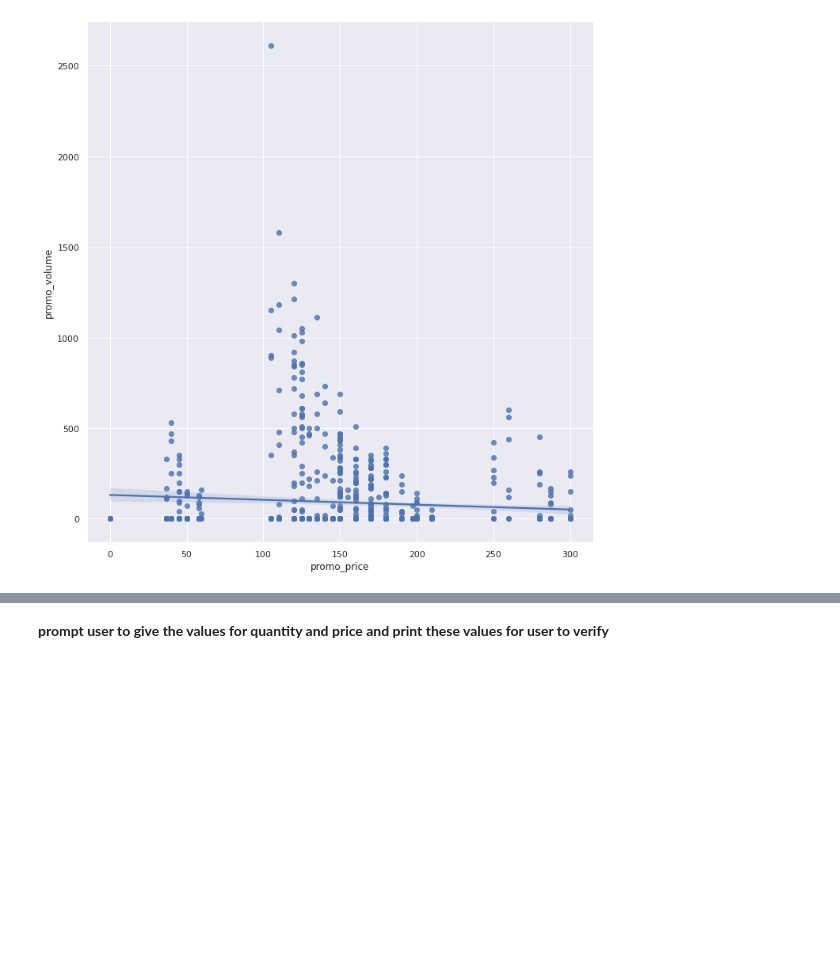
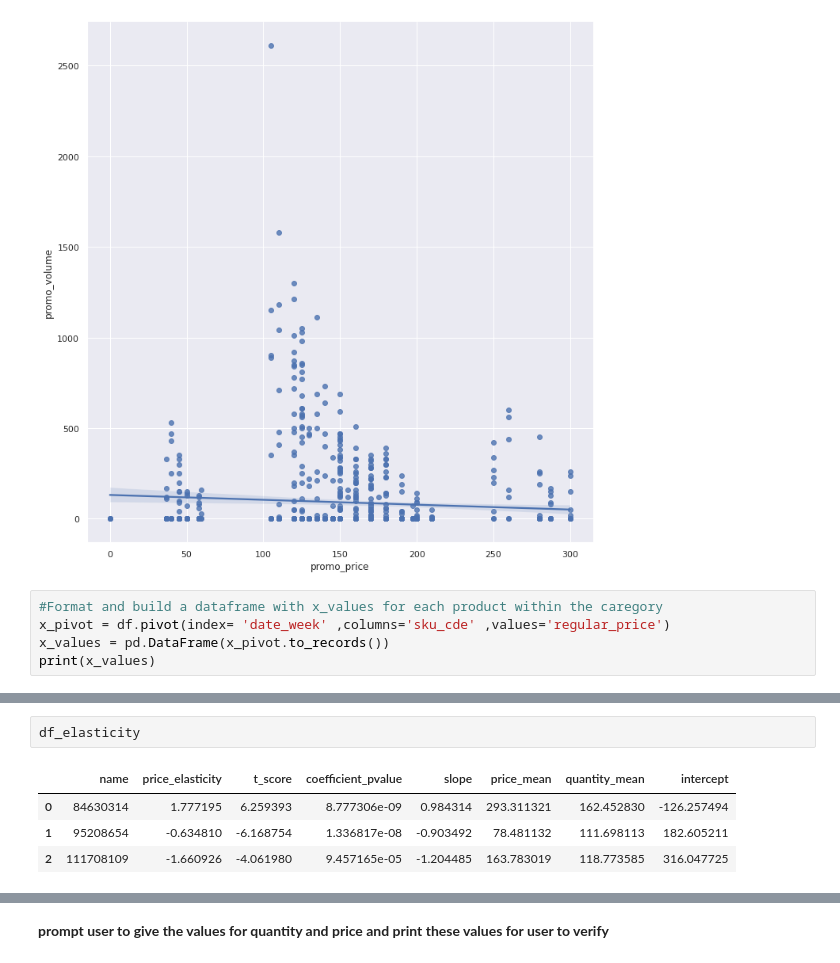
Before and after one commit to AyorindeTayo/Price-Elasticity-of-Deman-Prediction, a Jupyter notebook: Untitled64.ipynb, the cells around one changed output, grey strips where cells are left out. Saved outputs shown, nothing was run; the diff lists cells and outputs as text; blank space fills up the shorter version.

```diff
--- a/Untitled64.ipynb
+++ b/Untitled64.ipynb
@@ -555,3 +546,8 @@ plt.show
 # %% [output]
 <function matplotlib.pyplot.show>
 [figure]
+# %%
+#Format and build a dataframe with x_values for each product within the caregory
+x_pivot = df.pivot(index= 'date_week' ,columns='sku_cde' ,values='regular_price')
+x_values = pd.DataFrame(x_pivot.to_records())
+print(x_values)
@@ -557,0 +656,7 @@ plt.show
+# %%
+df_elasticity
+# %% [output]
+|  | name | price_elasticity | t_score | coefficient_pvalue | slope | price_mean | quantity_mean | intercept |
+| 0 | 84630314 | 1.777195 | 6.259393 | 8.777306e-09 | 0.984314 | 293.311321 | 162.452830 | -126.257494 |
+| 1 | 95208654 | -0.634810 | -6.168754 | 1.336817e-08 | -0.903492 | 78.481132 | 111.698113 | 182.605211 |
+| 2 | 111708109 | -1.660926 | -4.061980 | 9.457165e-05 | -1.204485 | 163.783019 | 118.773585 | 316.047725 |
```
Also changed, not shown: parts of 14 cells of this notebook.
